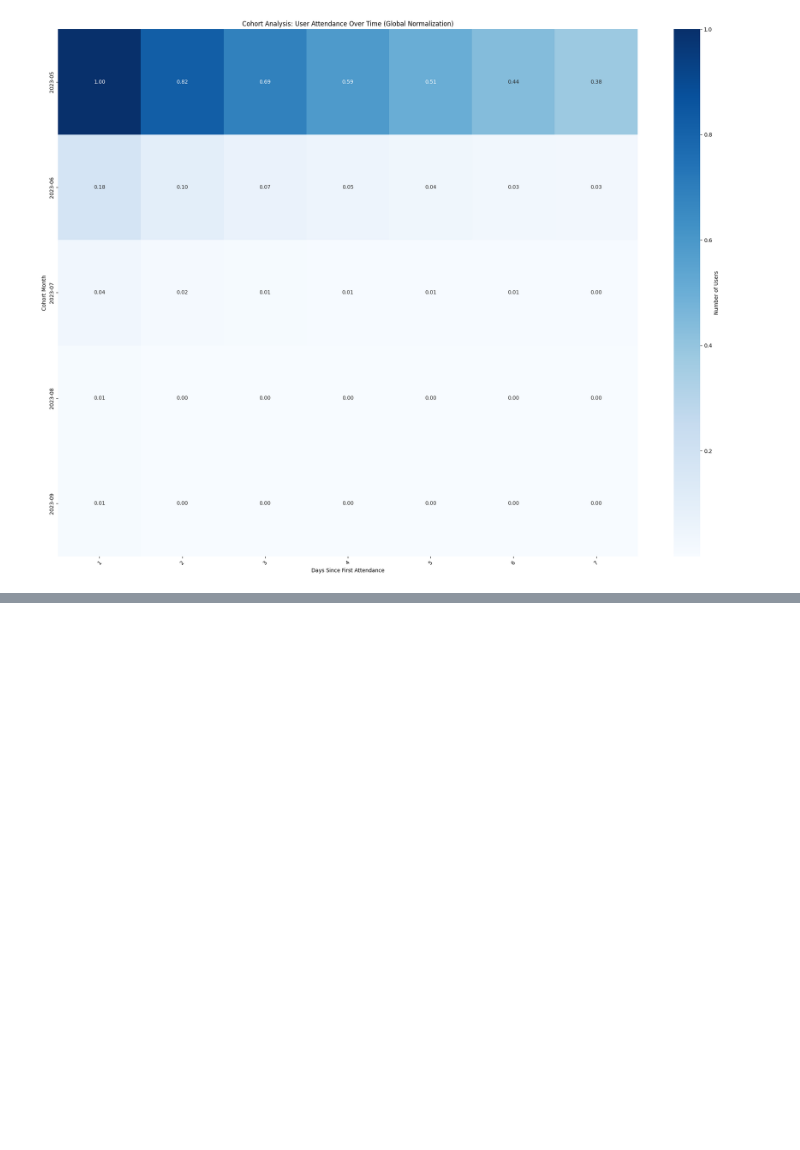
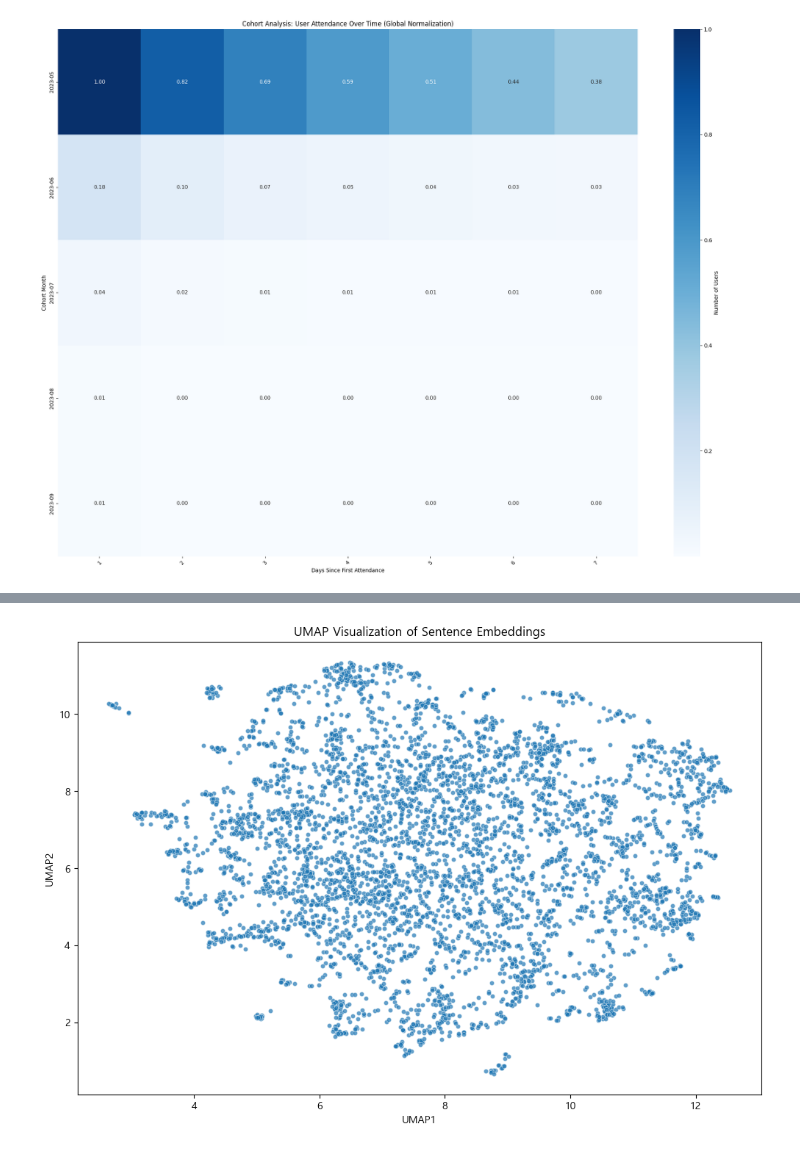
Before and after one commit to saeraniren/advanced_project, a Jupyter notebook: main.ipynb, the cells around one changed output, grey strips where cells are left out. Saved outputs shown, nothing was run; the diff lists cells and outputs as text; code cells hidden in the pictures; blank space fills up the shorter version.

```diff
--- a/main.ipynb
+++ b/main.ipynb
@@ -728,0 +641,17 @@ similarity_df.describe()
+# %%
+# 차원축소 후 데이터의 분포도 시각화
+umap_model = UMAP(n_neighbors=20, min_dist=0.2, metric='cosine', random_state=42)
+umap_embeddings = umap_model.fit_transform(sentence_embeddings)
+
+# UMAP 임베딩을 DataFrame으로 변환
+umap_df = pd.DataFrame(umap_embeddings, columns=['UMAP1', 'UMAP2'], index=df['question_text'])
+
+# UMAP 임베딩 시각화
+plt.figure(figsize=(12, 8))
+sns.scatterplot(data=umap_df, x='UMAP1', y='UMAP2', s=20, alpha=0.7)
+plt.title('UMAP Visualization of Sentence Embeddings')
+plt.xlabel('UMAP1')
+plt.ylabel('UMAP2')
+plt.show()
+# %% [output]
+[figure, added]
```
Also changed, not shown: parts of 22 cells of this notebook.
